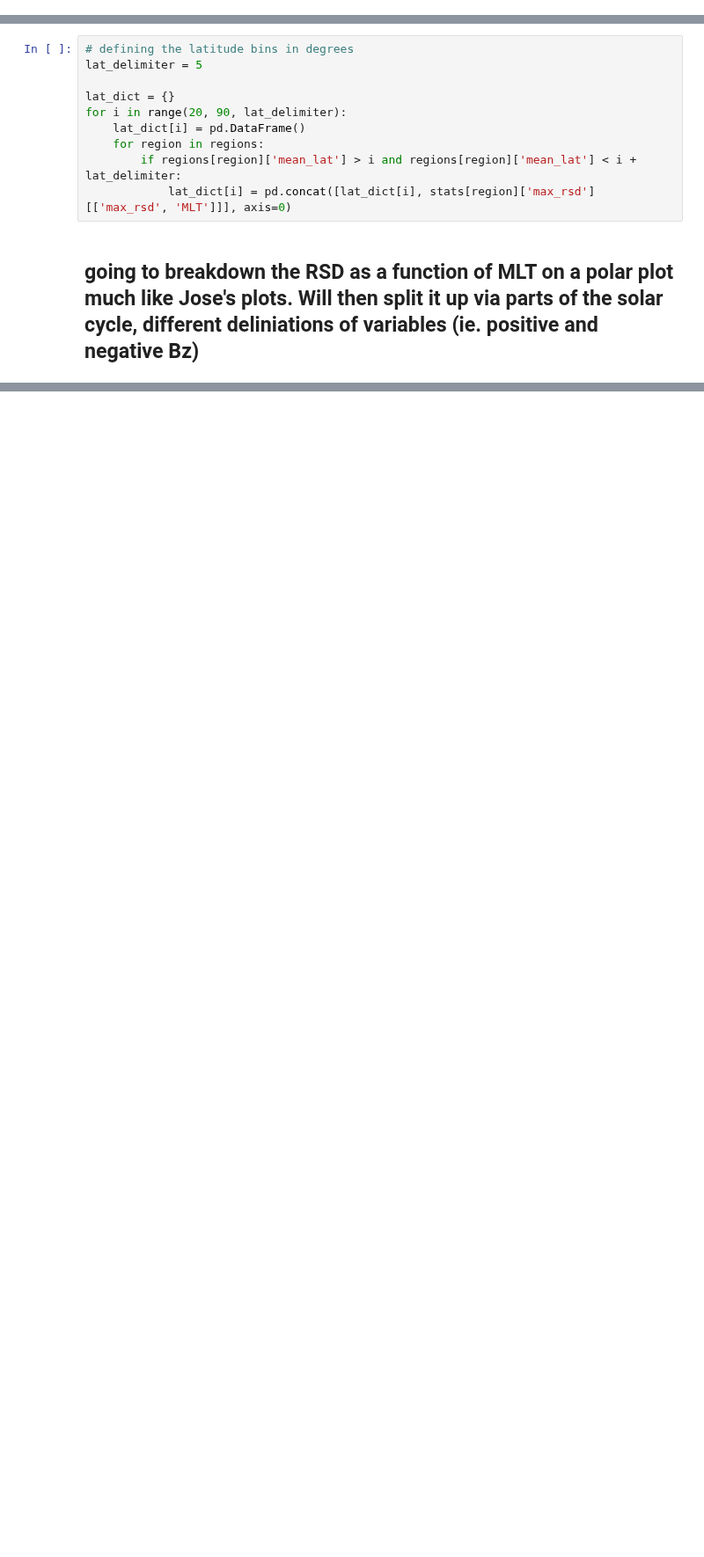
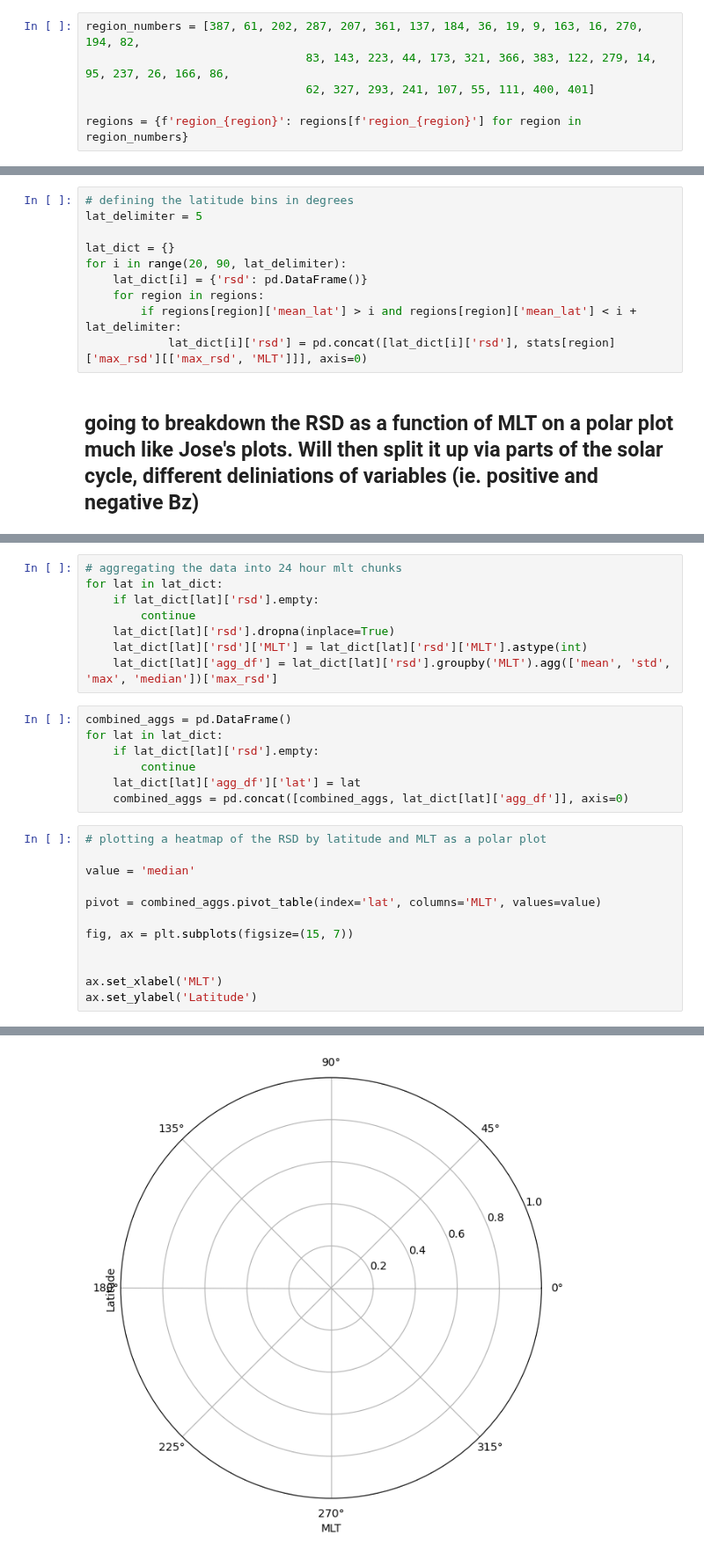
Before and after one commit to mikecoughlan/examining_twins_and_supermag, a Jupyter notebook: rsd_statistics.ipynb, the cells around one changed output, grey strips where cells are left out. Shown at 88% size. Drawn from its saved outputs; the diff is of its cells as text; blank space fills up the shorter version.

```diff
--- a/rsd_statistics.ipynb
+++ b/rsd_statistics.ipynb
@@ -12,6 +13,12 @@ with open('../../../../data/mike_working_dir/identifying_regions_data/adjusted_r
 		regions = pickle.load(f)
 with open('../../../../data/mike_working_dir/identifying_regions_data/twins_era_stats_dict_radius_regions_min_2.pkl', 'rb') as f:
 		stats = pickle.load(f)
+# %%
+region_numbers = [387, 61, 202, 287, 207, 361, 137, 184, 36, 19, 9, 163, 16, 270, 194, 82,
+								83, 143, 223, 44, 173, 321, 366, 383, 122, 279, 14, 95, 237, 26, 166, 86,
+								62, 327, 293, 241, 107, 55, 111, 400, 401]
+
+regions = {f'region_{region}': regions[f'region_{region}'] for region in region_numbers}
 # %%
 for region in regions:
 	regions[region]['mean_lat'] = utils.getting_mean_lat(regions[region]['station'])
@@ -39,9 +46,9 @@ lat_delimiter = 5
 
 lat_dict = {}
 for i in range(20, 90, lat_delimiter):
-	lat_dict[i] = pd.DataFrame()
+	lat_dict[i] = {'rsd': pd.DataFrame()}
 	for region in regions:
 		if regions[region]['mean_lat'] > i and regions[region]['mean_lat'] < i + lat_delimiter:
-			lat_dict[i] = pd.concat([lat_dict[i], stats[region]['max_rsd'][['max_rsd', 'MLT']]], axis=0)
+			lat_dict[i]['rsd'] = pd.concat([lat_dict[i]['rsd'], stats[region]['max_rsd'][['max_rsd', 'MLT']]], axis=0)
 # %% [markdown]
 ## going to breakdown the RSD as a function of MLT on a polar plot much like Jose's plots. Will then split it up via parts of the solar cycle, different deliniations of variables (ie. positive and negative Bz)
@@ -50,0 +55,28 @@ for i in range(20, 90, lat_delimiter):
+# %%
+# aggregating the data into 24 hour mlt chunks
+for lat in lat_dict:
+	if lat_dict[lat]['rsd'].empty:
+		continue
+	lat_dict[lat]['rsd'].dropna(inplace=True)
+	lat_dict[lat]['rsd']['MLT'] = lat_dict[lat]['rsd']['MLT'].astype(int)
+	lat_dict[lat]['agg_df'] = lat_dict[lat]['rsd'].groupby('MLT').agg(['mean', 'std', 'max', 'median'])['max_rsd']
+# %%
+combined_aggs = pd.DataFrame()
+for lat in lat_dict:
+	if lat_dict[lat]['rsd'].empty:
+		continue
+	lat_dict[lat]['agg_df']['lat'] = lat
+	combined_aggs = pd.concat([combined_aggs, lat_dict[lat]['agg_df']], axis=0)
+# %%
+# plotting a heatmap of the RSD by latitude and MLT as a polar plot
+
+value = 'median'
+
+pivot = combined_aggs.pivot_table(index='lat', columns='MLT', values=value)
+
+fig, ax = plt.subplots(figsize=(15, 7))
+
+
+ax.set_xlabel('MLT')
+ax.set_ylabel('Latitude')
+# %% [output]
@@ -50,0 +84 @@ for i in range(20, 90, lat_delimiter):
+[figure, added]
```
Also changed, not shown: parts of 3 cells of this notebook, 1 other file.
